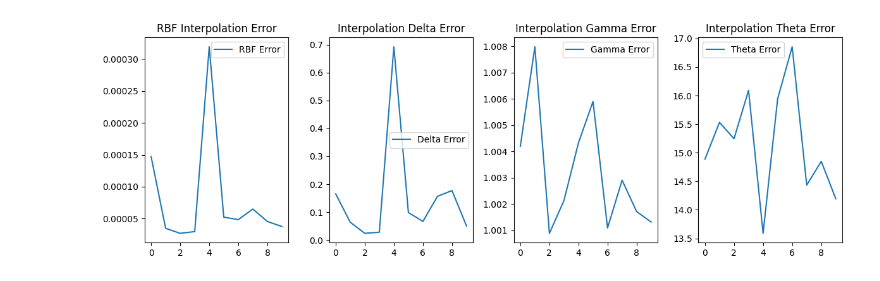
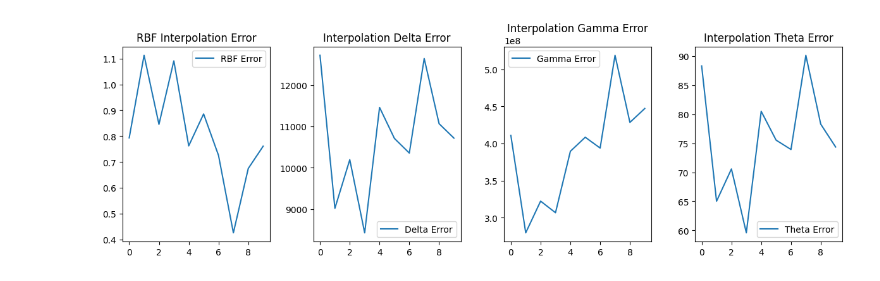
Before and after one commit to brunoCCOS/bs-find-with-sindy, a Jupyter notebook: src/Interpolation_tests.ipynb, the cells around one changed output. Saved outputs shown, nothing was run; the diff lists cells and outputs as text; code cells hidden in the pictures.

```diff
--- a/src/Interpolation_tests.ipynb
+++ b/src/Interpolation_tests.ipynb
@@ -15,10 +15,10 @@ from scipy.ndimage import gaussian_filter
 timesteps = 100
 # Parameters
 K = 105  # Strike price
-r = 0.1 # Risk-free interest rate
+r = 0.05 # Risk-free interest rate
 sigma = 0.4  # Volatility
 S = np.linspace(0.1, 3*K, timesteps)  # Stock price
-T = np.linspace(0., 1, timesteps)  # Time to maturity
+T = np.linspace(0.01, 1, timesteps)  # Time to maturity
 
 h_S = S[1] - S[0]  # step size for S
 h_T = T[1] - T[0]  # step size for T
@@ -29,7 +29,7 @@ ST = np.asarray([SS, TT]).T
 
 # Calculate the call prices and the deltas and gammas for the grid
 call_prices = black_scholes(SS, K, TT, r, sigma)
-theta = black_scholes_theta(SS, K, TT, r, sigma).T[:,1:]
+theta = black_scholes_theta(SS, K, TT, r, sigma)
 deltas = black_scholes_delta(SS, K, TT, r, sigma)
 gammas = black_scholes_gamma(SS, K, TT, r, sigma)
 # %%
@@ -235,7 +151,4 @@ Error for rbf derivation
 # %%
-import numpy as np
-import matplotlib.pyplot as plt
-
 num_runs = 10
 errors_rbf = []
 errors_delta = []
@@ -243,30 +156,20 @@ errors_gamma = []
 errors_theta = []
 
 for _ in range(num_runs):
-    subsampled_u, subsampled_x, random_rows = subsample_f(call_prices, T, S, timesteps)
-    X = np.array([list(a) for a in zip(subsampled_x, T)])
-    subsampled_u_x = np.ravel(deltas[random_rows, np.linspace(0, timesteps - 1, timesteps, dtype=int)])
-    subsampled_u_xx = np.ravel(gammas[random_rows, np.linspace(0, timesteps - 1, timesteps, dtype=int)])
 
+    # Subsample the grid to create a less dense grid for interpolation
     indices = np.random.choice(np.arange(len(S) * len(T)), size=int(len(T)), replace=True)
     sub_SS = SS.flatten()[indices]
     sub_TT = TT.flatten()[indices]
-    sub_X = np.array([list(a) for a in zip(sub_SS, sub_TT)])
+    sub_X = np.array([list(a) for a in zip(sub_SS,sub_TT)])
     sub_call_prices = call_prices.flatten()[indices]
 
-    rbf_values,rbf_values_x,rbf_values_xx,rbf_values_t,_ = RBFN_2d(sub_X, sub_call_prices,cubic_rbf())(S,T)
-
-    rbf_deltas_numerical = numerical_derivative(rbf_values.reshape(100,100), axis=0, h=h_S)
-    rbf_theta_numerical = numerical_derivative(rbf_values.reshape(100,100), axis=1, h=h_T)
-
-    # Second derivatives
-    rbf_gamma_numerical = numerical_second_derivative(rbf_values.reshape(100,100), axis=0, h=h_S)
-
+    rbf_values,rbf_values_x,rbf_values_xx,rbf_values_t,_ = RBFN_2d(sub_X, sub_call_prices,gaussian_rbf())(S,T)
     # Calculate errors
     error_rbf = relative_squared_error(call_prices.flatten(), rbf_values)
     error_delta = relative_squared_error(deltas.flatten(),rbf_values_x)
-    error_gamma = relative_squared_error(rbf_values_xx[100:],gammas[1:].flatten())
-    error_theta = relative_squared_error(rbf_values_t[100:],theta.flatten())
+    error_gamma = relative_squared_error(gammas.flatten(),rbf_values_xx)
+    error_theta = relative_squared_error(theta.flatten(),rbf_values_t)
 
     errors_rbf.append(error_rbf)
     errors_delta.append(error_delta)
@@ -310,2 +211,2 @@ To use the future default and silence this warning we advise to pass `rcond=None
-[figure, old version]
+[figure, new version]
 # %%
```
Also changed, not shown: parts of 14 cells of this notebook, 5 other files.
